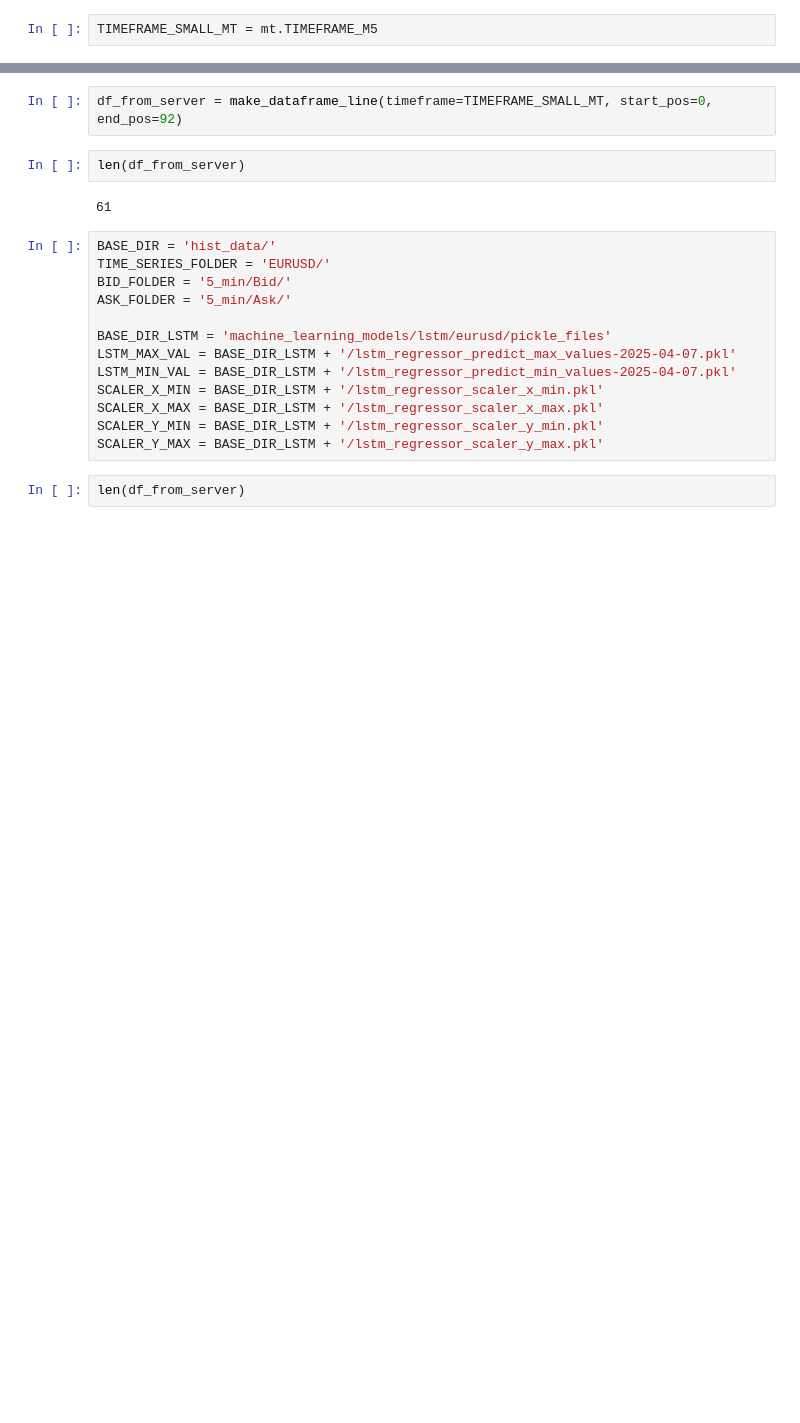
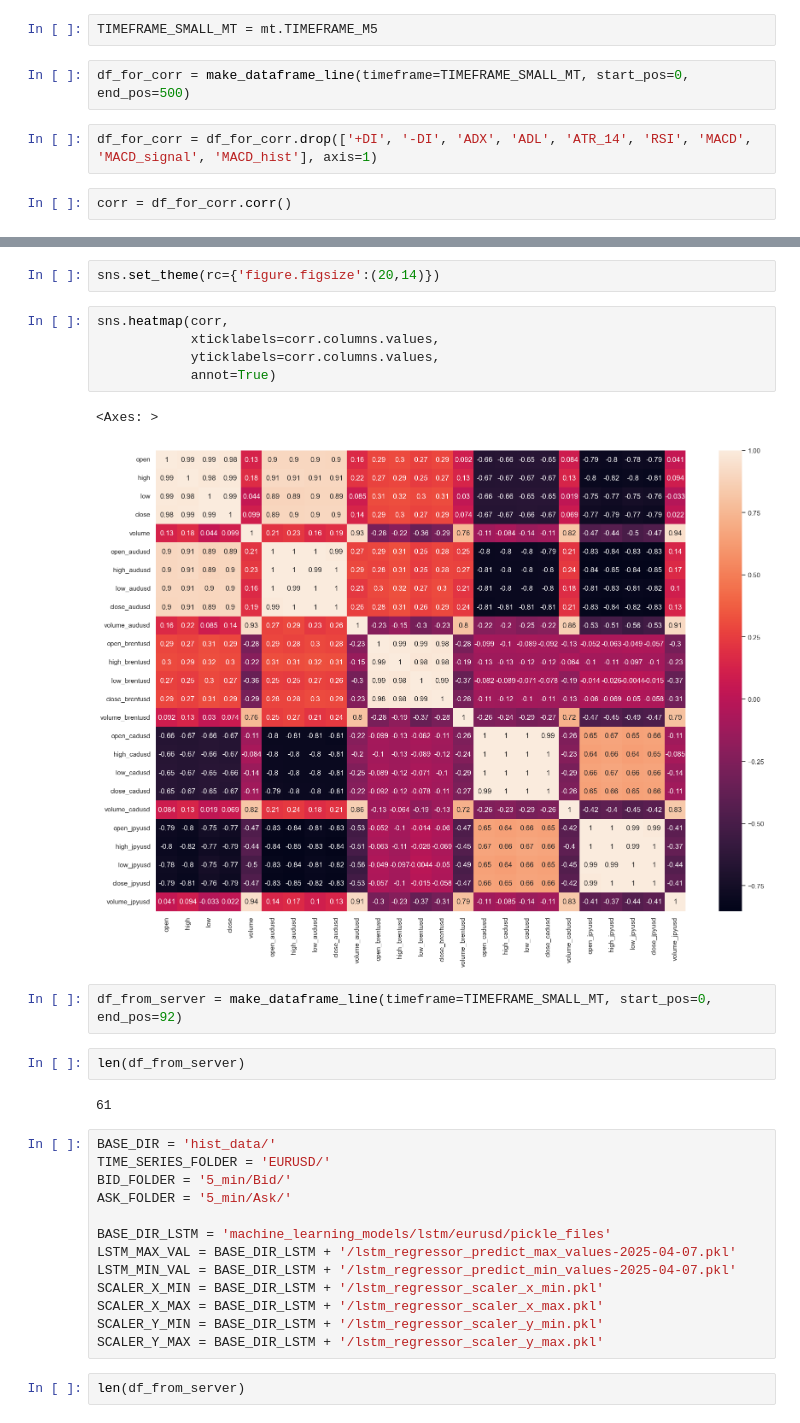
Before and after one commit to maratgaliulin/python_algo_ai, a Jupyter notebook: test.ipynb, the cells around one changed output, grey strips where cells are left out. Cells and saved outputs as stored; diff of their text form; blank space fills up the shorter version.

```diff
--- a/test.ipynb
+++ b/test.ipynb
@@ -32,2 +58,8 @@ pd.set_option('display.expand_frame_repr', False)
 # %%
 TIMEFRAME_SMALL_MT = mt.TIMEFRAME_M5
+# %%
+df_for_corr = make_dataframe_line(timeframe=TIMEFRAME_SMALL_MT, start_pos=0, end_pos=500)
+# %%
+df_for_corr = df_for_corr.drop(['+DI', '-DI', 'ADX', 'ADL', 'ATR_14', 'RSI', 'MACD', 'MACD_signal', 'MACD_hist'], axis=1)
+# %%
+corr = df_for_corr.corr()
@@ -34,3 +86,13 @@ TIMEFRAME_SMALL_MT = mt.TIMEFRAME_M5
+# %%
+sns.set_theme(rc={'figure.figsize':(20,14)})
+# %%
+sns.heatmap(corr,
+            xticklabels=corr.columns.values,
+            yticklabels=corr.columns.values,
+            annot=True)
+# %% [output]
+<Axes: >
+[figure, added]
 # %%
 df_from_server = make_dataframe_line(timeframe=TIMEFRAME_SMALL_MT, start_pos=0, end_pos=92)
 # %%
```
Also changed, not shown: parts of 5 cells of this notebook.
